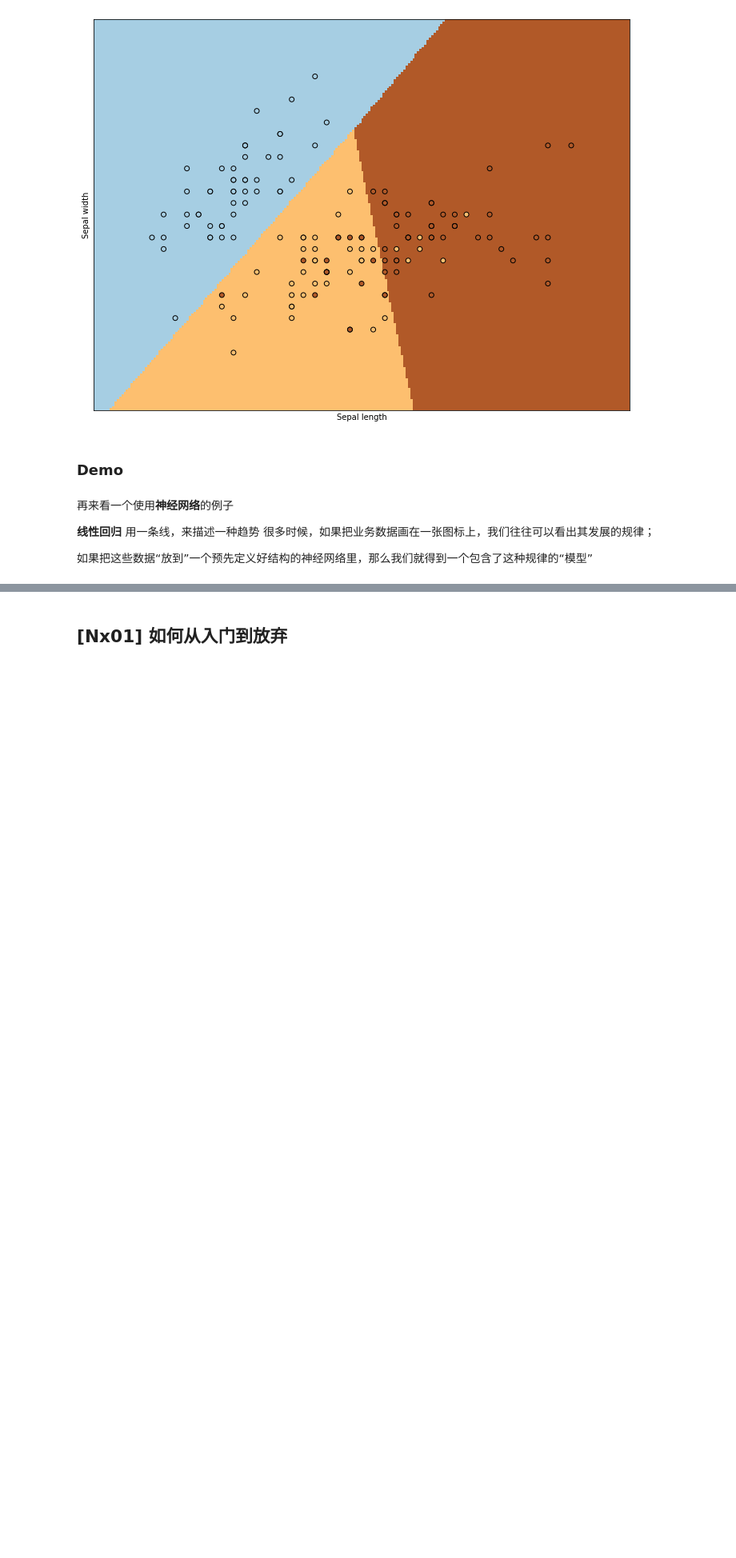
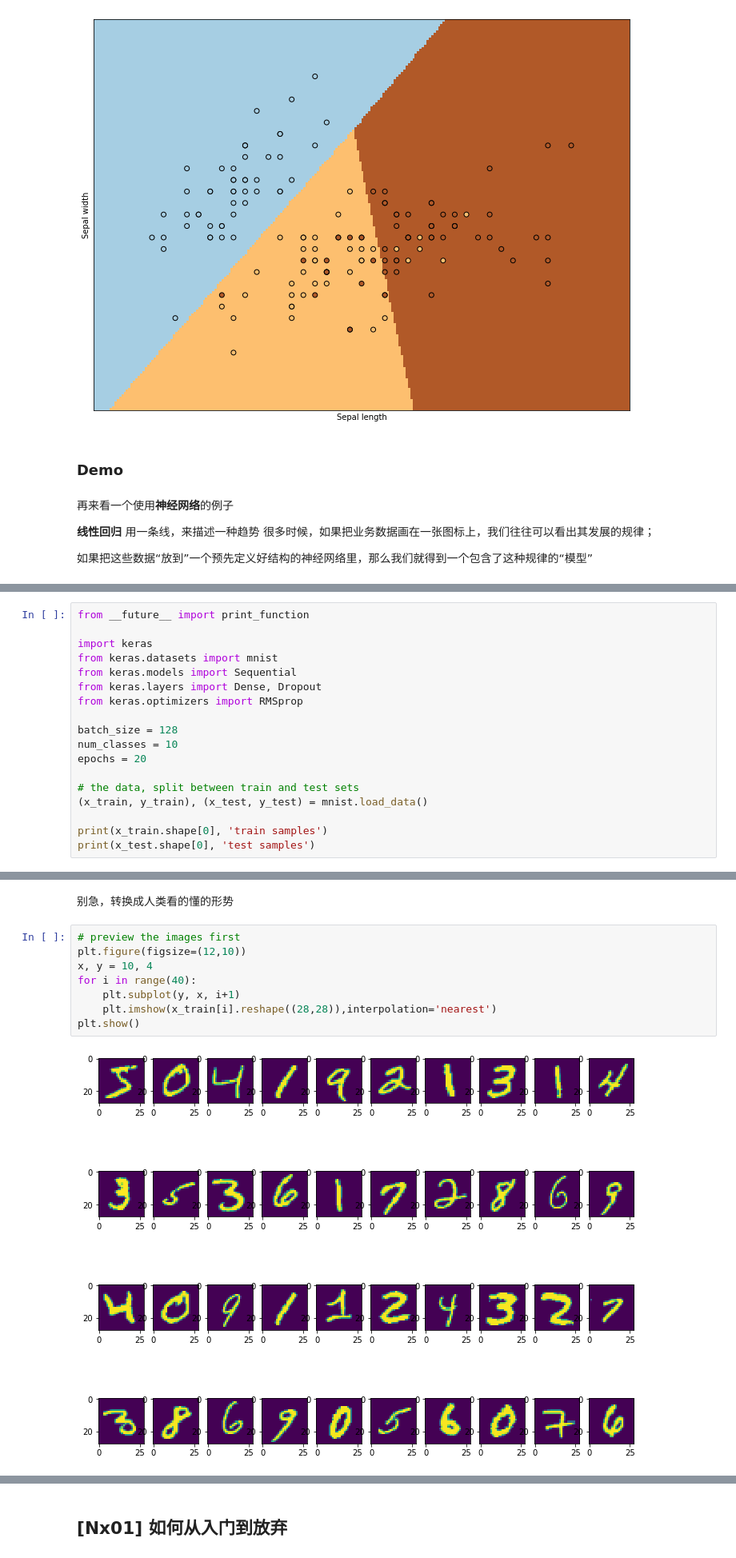
Before and after one commit to uguisu/I2MLTFC, a Jupyter notebook: course.ipynb, the cells around one changed output, grey strips where cells are left out. Shown: that part at 80% size. Cells and saved outputs as stored; diff of their text form; blank space fills up the shorter version.

```diff
--- a/course.ipynb
+++ b/course.ipynb
@@ -297,0 +310,18 @@ Epoch 500/500
+# %%
+from __future__ import print_function
+
+import keras
+from keras.datasets import mnist
+from keras.models import Sequential
+from keras.layers import Dense, Dropout
+from keras.optimizers import RMSprop
+
+batch_size = 128
+num_classes = 10
+epochs = 20
+
+# the data, split between train and test sets
+(x_train, y_train), (x_test, y_test) = mnist.load_data()
+
+print(x_train.shape[0], 'train samples')
+print(x_test.shape[0], 'test samples')
@@ -297,0 +359,12 @@ Epoch 500/500
+# %% [markdown]
+别急，转换成人类看的懂的形势
+# %%
+# preview the images first
+plt.figure(figsize=(12,10))
+x, y = 10, 4
+for i in range(40):
+    plt.subplot(y, x, i+1)
+    plt.imshow(x_train[i].reshape((28,28)),interpolation='nearest')
+plt.show()
+# %% [output]
+[figure, added]
```
Also changed, not shown: parts of 33 cells of this notebook, 7 other files.
